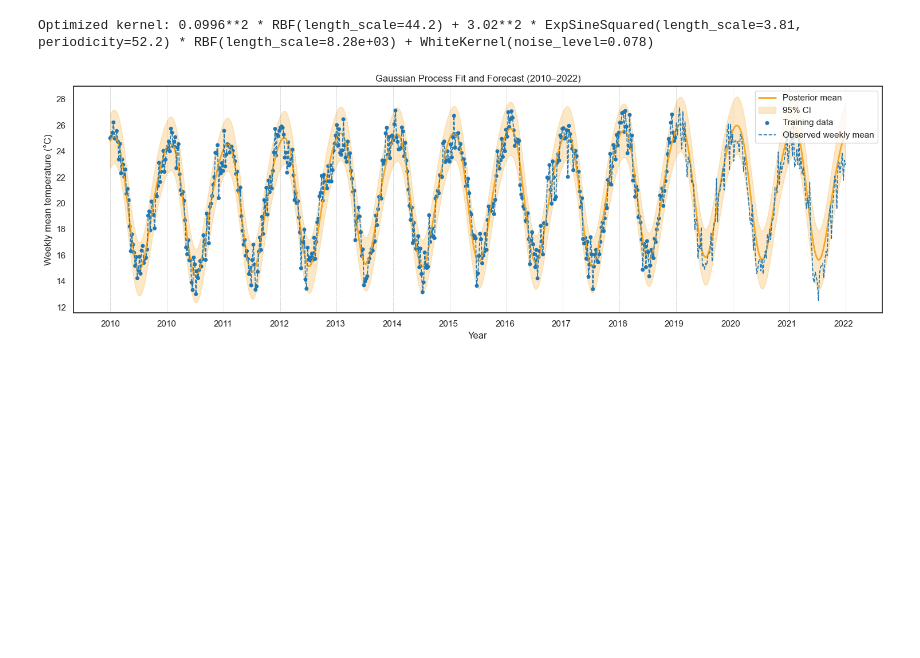
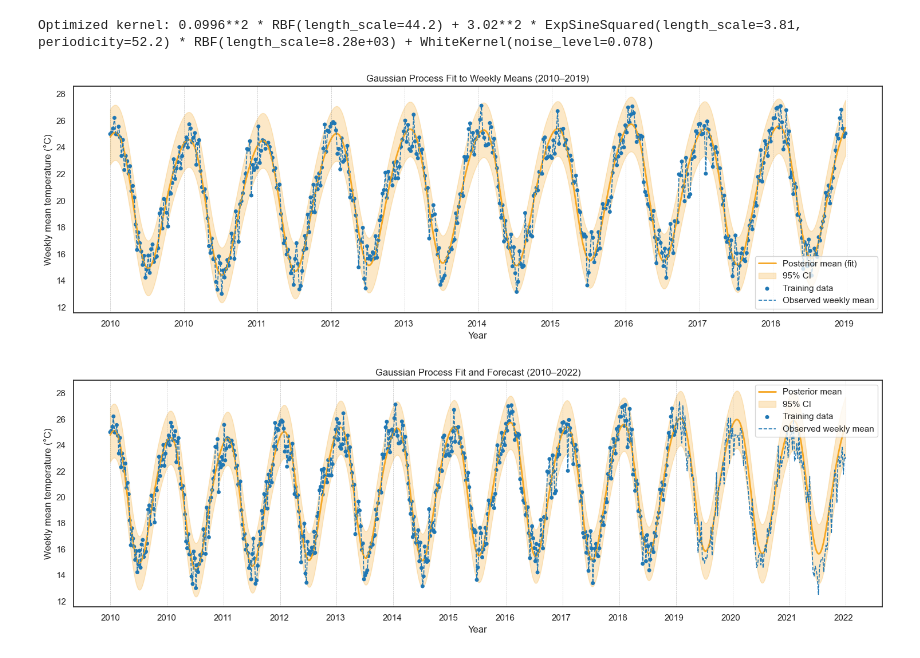
Before and after one commit to EthanGTJones/STAT3008-Group-Project, a Jupyter notebook: weather_data.ipynb, the cells around one changed output. Drawn from its saved outputs; the diff is of its cells as text; code cells hidden in the pictures; blank space fills up the shorter version.

```diff
--- a/weather_data.ipynb
+++ b/weather_data.ipynb
@@ -155,4 +157,50 @@ gp.fit(X_train, y_train)
 print("Optimized kernel:", gp.kernel_)
 # %% [output]
 Optimized kernel: 0.0996**2 * RBF(length_scale=44.2) + 3.02**2 * ExpSineSquared(length_scale=3.81, periodicity=52.2) * RBF(length_scale=8.28e+03) + WhiteKernel(noise_level=0.078)
+# %%
+# GP fit on observed domain only
+# Sort X_full so the line is monotone in time
+order = np.argsort(X_train.ravel())
+X_plot = X_train.ravel()[order].reshape(-1, 1)
+
+y_fit, y_fit_std = gp.predict(X_plot, return_std=True)
+
+plt.figure(figsize=(15, 5))
+
+# GP posterior mean over observed weeks
+sns.lineplot(x=X_plot.ravel(), y=y_fit, lw=2, color="#F5A623", label="Posterior mean (fit)")
+plt.fill_between(
+    X_plot.ravel(),
+    y_fit - 1.96 * y_fit_std,
+    y_fit + 1.96 * y_fit_std,
+    color="#F5A623", alpha=0.25, label="95% CI"
+)
+
+# training data as dots
+sns.scatterplot(x=X_train.ravel(), y=y_train, s=25, color="#1f77b4",
+                edgecolor="none", label="Training data")
+
+# optional: dashed observed weekly means (full 2010–2022)
+sns.lineplot(x=X_train.ravel(), y=y_train, color="#1f77b4",
+             linestyle="--", lw=1.2, label="Observed weekly mean")
+
+# year ticks
+weeks_per_year = 52
+xticks = np.arange(0, X_plot.max(), weeks_per_year)
+xlabels = (t0 + pd.to_timedelta(xticks * 7, unit="D")).year
+plt.xticks(xticks, xlabels.astype(str))
+plt.xlabel("Year")
+plt.ylabel("Weekly mean temperature (°C)")
+plt.title("Gaussian Process Fit to Weekly Means (2010–2019)")
+
+# vertical year lines
+for year in np.arange(2010, 2021):
+    x_week = (pd.Timestamp(f"{year}-01-01") - t0).days / 7
+    plt.axvline(x=x_week, color="gray", linestyle="--", linewidth=0.5, alpha=0.5)
+
+plt.legend()
+plt.tight_layout()
+plt.show()
+# %% [output]
+[figure, added]
 # %%
```
Also changed, not shown: parts of 9 cells of this notebook.
